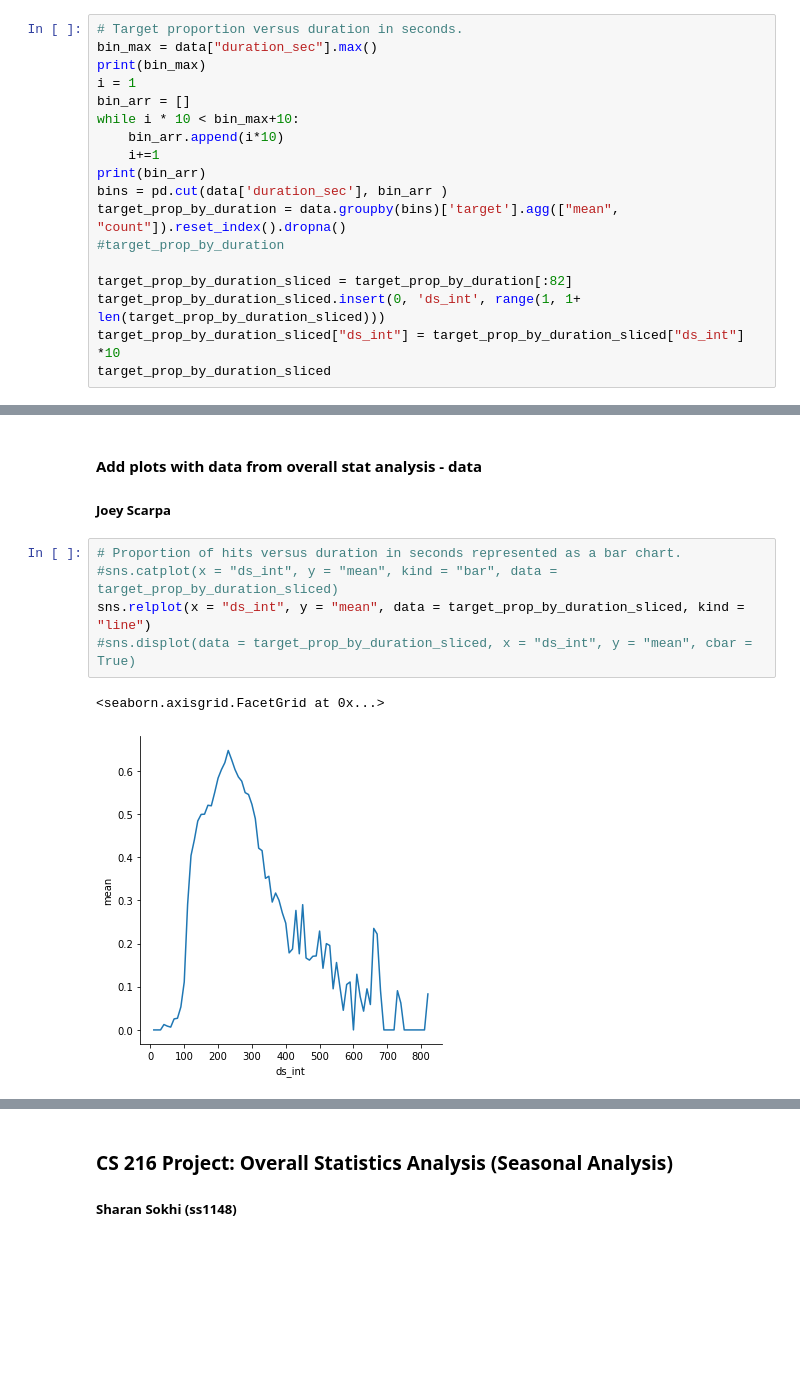
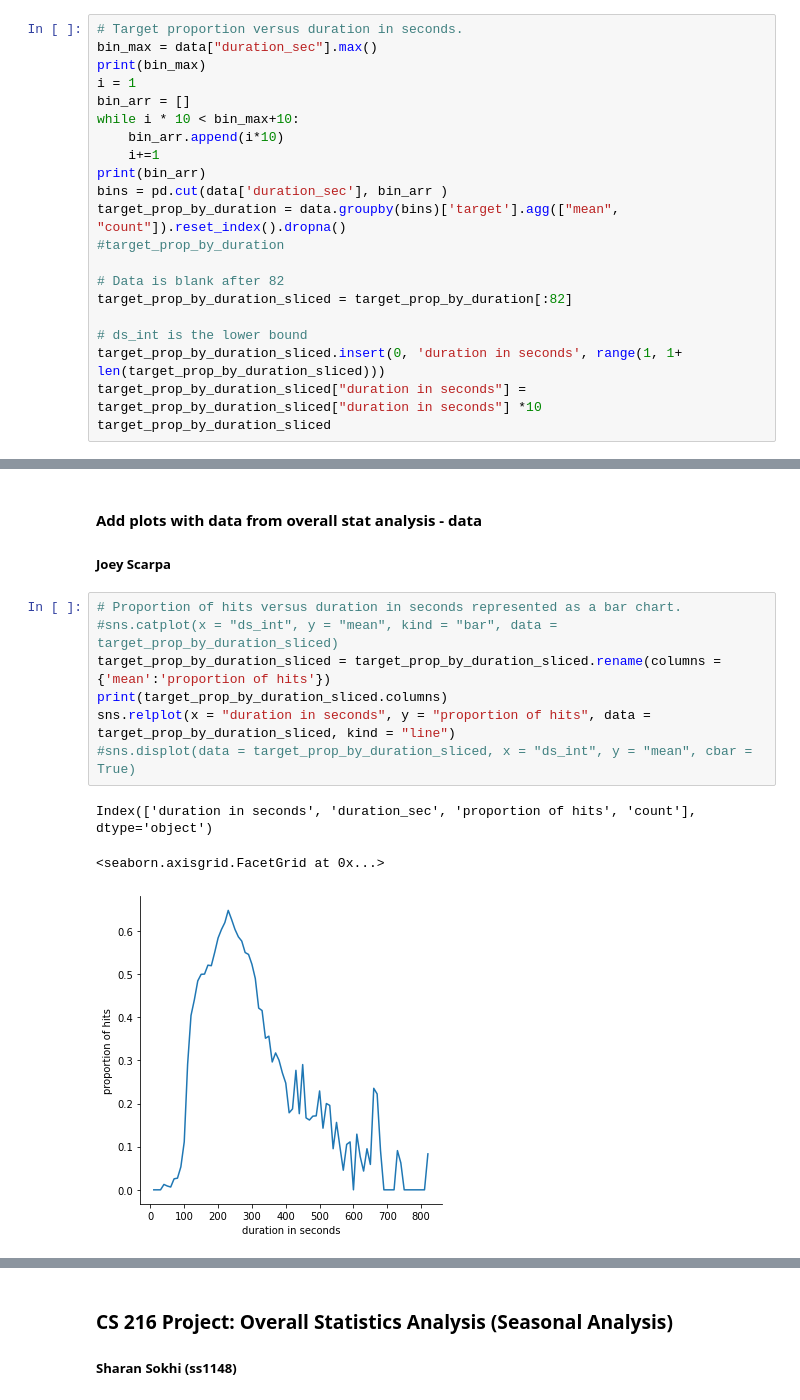
Before and after one commit to josephcscarpa/CS216GP, a Jupyter notebook: overall_stat_analysis.ipynb, the cells around one changed output, grey strips where cells are left out. Saved outputs shown, nothing was run; the diff lists cells and outputs as text; blank space fills up the shorter version.

```diff
--- a/overall_stat_analysis.ipynb
+++ b/overall_stat_analysis.ipynb
@@ -115,9 +115,12 @@ bins = pd.cut(data['duration_sec'], bin_arr )
 target_prop_by_duration = data.groupby(bins)['target'].agg(["mean", "count"]).reset_index().dropna()
 #target_prop_by_duration
 
+# Data is blank after 82
 target_prop_by_duration_sliced = target_prop_by_duration[:82]
-target_prop_by_duration_sliced.insert(0, 'ds_int', range(1, 1+ len(target_prop_by_duration_sliced)))
-target_prop_by_duration_sliced["ds_int"] = target_prop_by_duration_sliced["ds_int"] *10
+
+# ds_int is the lower bound
+target_prop_by_duration_sliced.insert(0, 'duration in seconds', range(1, 1+ len(target_prop_by_duration_sliced)))
+target_prop_by_duration_sliced["duration in seconds"] = target_prop_by_duration_sliced["duration in seconds"] *10
 target_prop_by_duration_sliced
 # %% [output]
 4170.0
@@ -266,10 +278,13 @@ target_prop_by_time_signature
 # %%
 # Proportion of hits versus duration in seconds represented as a bar chart.
 #sns.catplot(x = "ds_int", y = "mean", kind = "bar", data = target_prop_by_duration_sliced)
-sns.relplot(x = "ds_int", y = "mean", data = target_prop_by_duration_sliced, kind = "line")
+target_prop_by_duration_sliced = target_prop_by_duration_sliced.rename(columns = {'mean':'proportion of hits'})
+print(target_prop_by_duration_sliced.columns)
+sns.relplot(x = "duration in seconds", y = "proportion of hits", data = target_prop_by_duration_sliced, kind = "line")
 #sns.displot(data = target_prop_by_duration_sliced, x = "ds_int", y = "mean", cbar = True)
 # %% [output]
-<seaborn.axisgrid.FacetGrid at 0x...>
+Index(['duration in seconds', 'duration_sec', 'proportion of hits', 'count'], dtype='object')
+<seaborn.axisgrid.FacetGrid at 0x...>
-[figure, old version]
+[figure, new version]
 # %%
 # Energy vs hits
```
Also changed, not shown: parts of 11 cells of this notebook, 15 other files.
